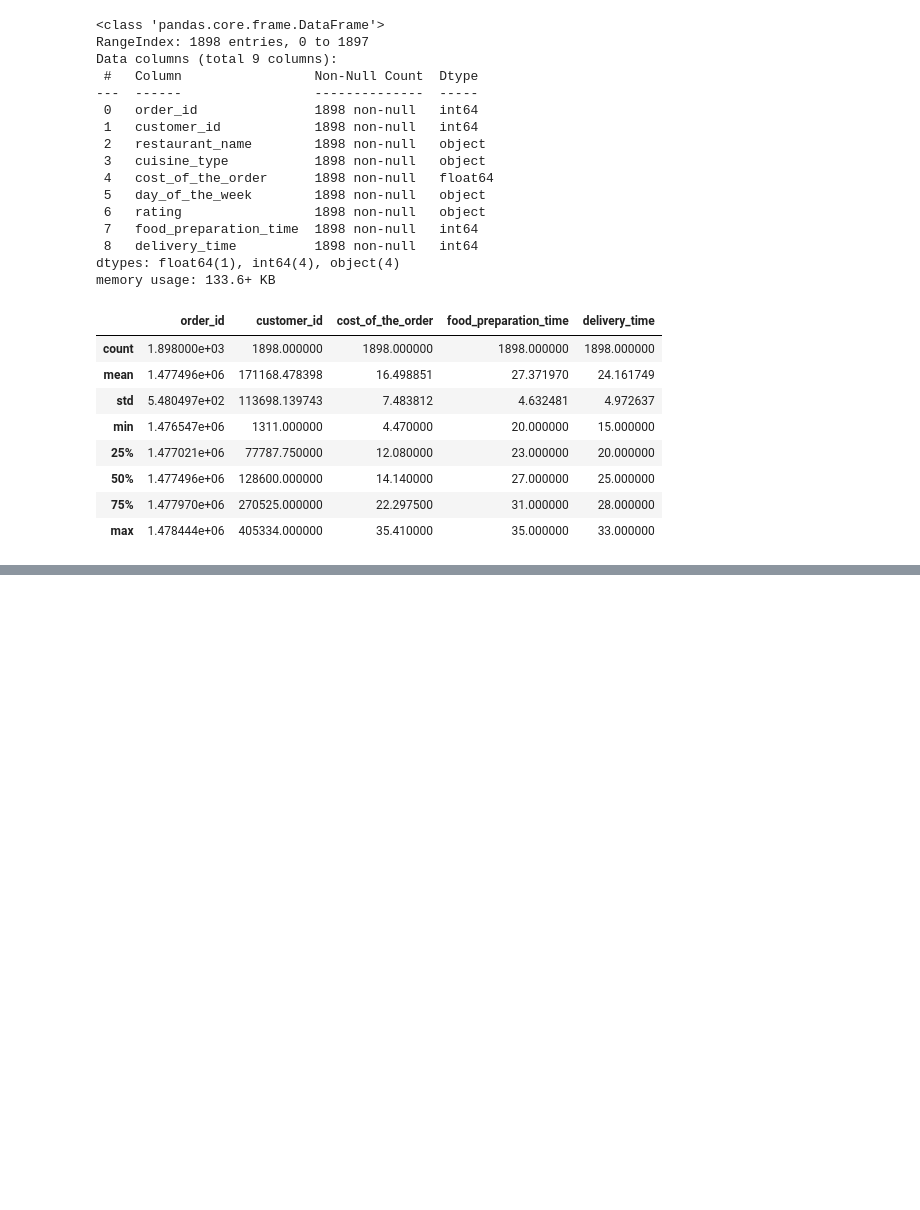
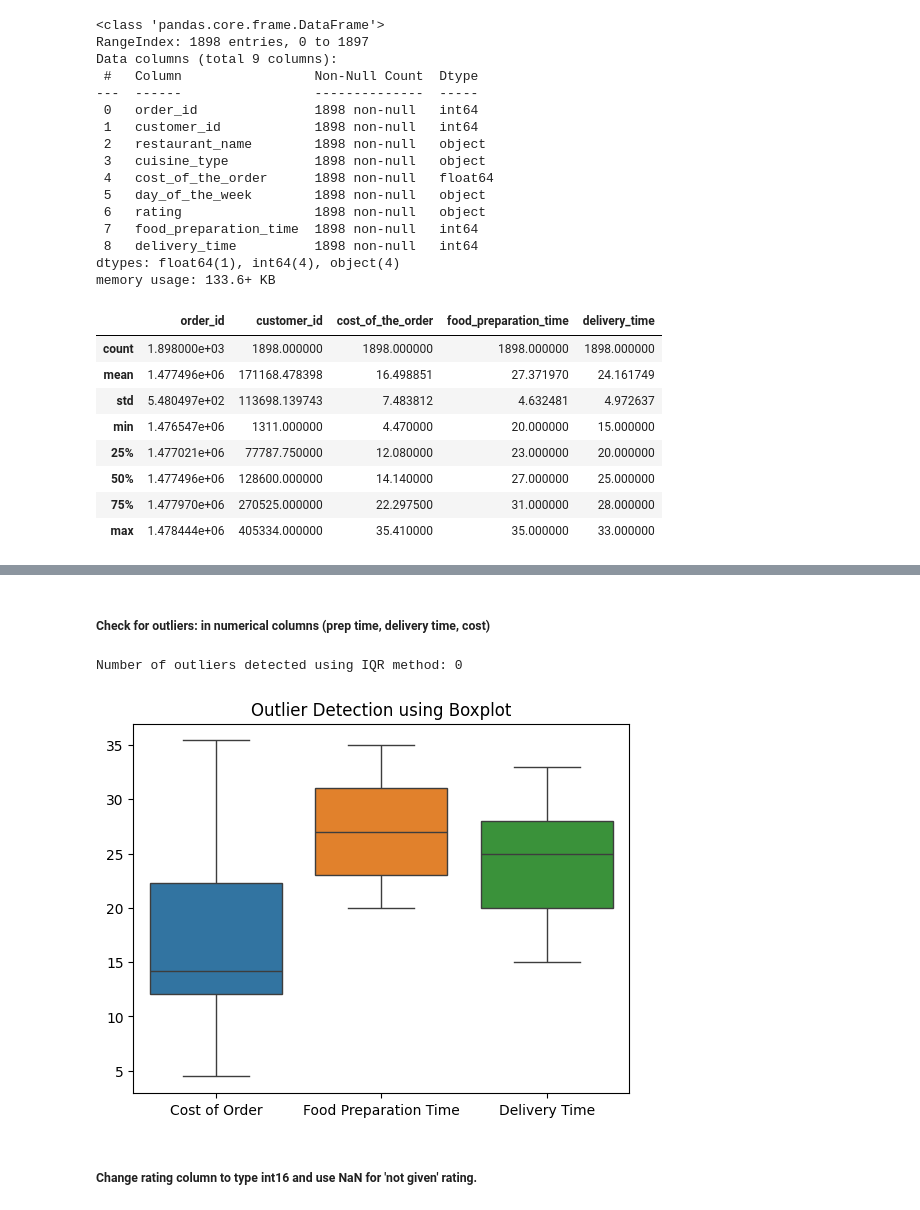
Before and after one commit to J3SSY-ANDU/Food-Delivery-Data-Analysis, a Jupyter notebook: notebooks/food_delivery_orders_eda.ipynb, the cells around one changed output, grey strips where cells are left out. Drawn from its saved outputs; the diff is of its cells as text; code cells hidden in the pictures; blank space fills up the shorter version.

Commit message:
added data cleaning and data manipulation steps

```diff
--- a/notebooks/food_delivery_orders_eda.ipynb
+++ b/notebooks/food_delivery_orders_eda.ipynb
@@ -37,3 +38,5 @@ import matplotlib.pyplot as plt
 # %%
-df = pd.read_csv('../data/raw/food_order.csv')
+raw_data = pd.read_csv('../data/raw/food_order.csv')
+# %%
+df = raw_data.copy() # Create a copy of the raw data
 # %% [markdown]
@@ -101,0 +98,2 @@ df.describe() # get summary statistics for numerical columns
+# %%
+df = df.copy() # create a copy of the original DataFrame
@@ -101,0 +156,27 @@ df.describe() # get summary statistics for numerical columns
+# %% [markdown]
+##### Check for outliers: in numerical columns (prep time, delivery time, cost)
+# %%
+df_numeric = df[['cost_of_the_order', 'food_preparation_time', 'delivery_time']]
+Q1 = df_numeric.quantile(0.25)
+Q3 = df_numeric.quantile(0.75)
+IQR = Q3 - Q1
+outliers_iqr = (df_numeric < (Q1 - 1.5 * IQR)) | (df_numeric > (Q3 + 1.5 * IQR))
+
+outliers = outliers_iqr.any(axis=1)
+print(f"Number of outliers detected using IQR method: {outliers.sum()}")
+
+cost = df['cost_of_the_order']
+food_prep_time = df['food_preparation_time']
+delivery_time = df['delivery_time']
+sns.boxplot(data=pd.DataFrame({
+    'Cost of Order': cost,
+    'Food Preparation Time': food_prep_time,
+    'Delivery Time': delivery_time
+}))
+plt.title('Outlier Detection using Boxplot')
+plt.show()
+# %% [output]
+Number of outliers detected using IQR method: 0
+[figure, added]
+# %% [markdown]
+#####  Change rating column to type int16 and use NaN for 'not given' rating.
```
Also changed, not shown: parts of 28 cells of this notebook, 1 other file.
